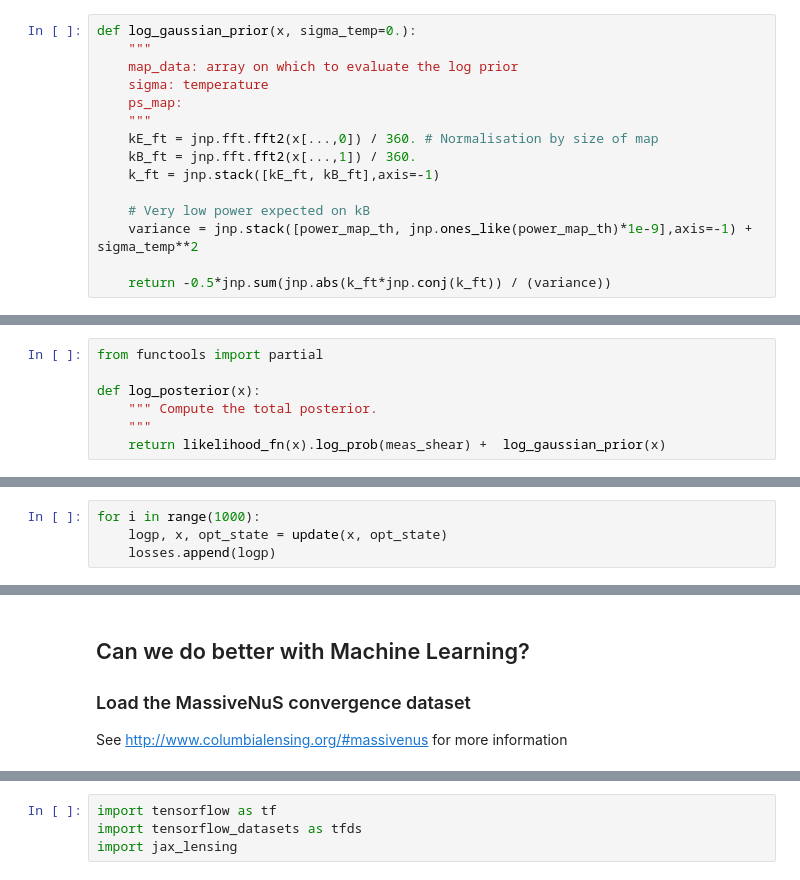
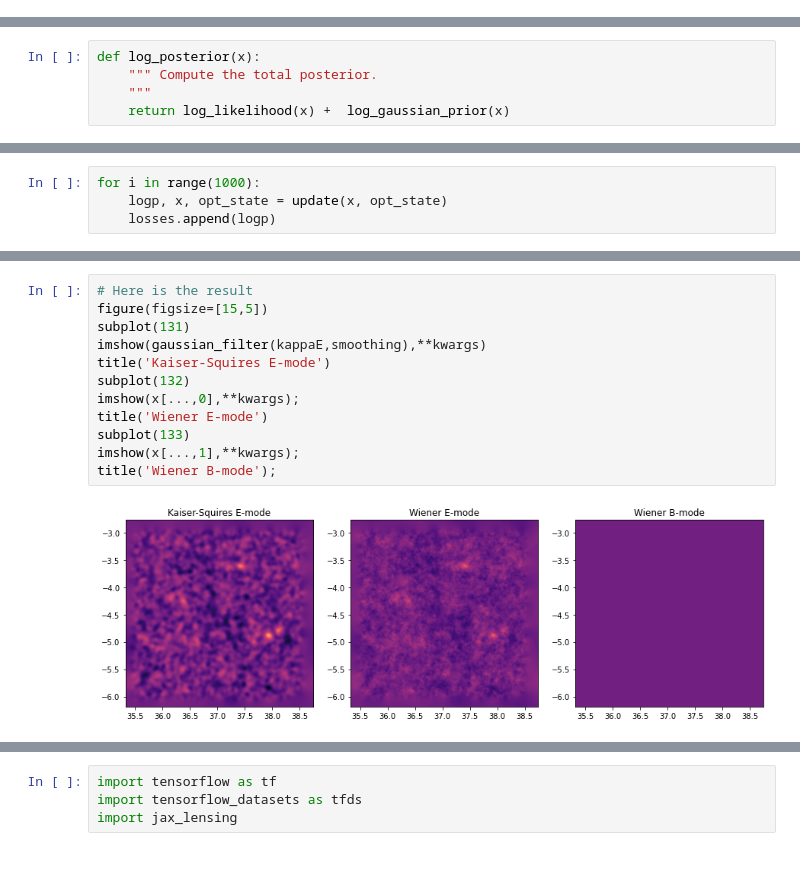
Before and after one commit to EiffL/Quarks2CosmosDataChallenge, a Jupyter notebook: notebooks/Lensing-challenge.ipynb, the cells around one changed output, grey strips where cells are left out. Drawn from its saved outputs; the diff is of its cells as text.

```diff
--- a/notebooks/Lensing-challenge.ipynb
+++ b/notebooks/Lensing-challenge.ipynb
@@ -324,15 +425,0 @@ imshow(np.log(jnp.fft.fftshift(power_map_th))); colorbar();
-# %%
-def log_gaussian_prior(x, sigma_temp=0.):
-    """
-    map_data: array on which to evaluate the log prior
-    sigma: temperature
-    ps_map:
-    """
-    kE_ft = jnp.fft.fft2(x[...,0]) / 360. # Normalisation by size of map
-    kB_ft = jnp.fft.fft2(x[...,1]) / 360.
-    k_ft = jnp.stack([kE_ft, kB_ft],axis=-1)
-
-    # Very low power expected on kB
-    variance = jnp.stack([power_map_th, jnp.ones_like(power_map_th)*1e-9],axis=-1) + sigma_temp**2
-
-    return -0.5*jnp.sum(jnp.abs(k_ft*jnp.conj(k_ft)) / (variance))
@@ -345,10 +433,8 @@ DeviceArray(-7.646109e+11, dtype=float32)
 # %%
-from functools import partial
-
 def log_posterior(x):
     """ Compute the total posterior.
     """
-    return likelihood_fn(x).log_prob(meas_shear) +  log_gaussian_prior(x)
+    return log_likelihood(x) +  log_gaussian_prior(x)
 # %%
 # First try, let's try to find a maximum likelihood solution
 import optax
@@ -403,7 +466,14 @@ xlim(2e2,2e4)
-# %% [markdown]
-## Can we do better with Machine Learning?
-
-
-### Load the MassiveNuS convergence dataset
-
-See http://www.columbialensing.org/#massivenus for more information
+# %%
+# Here is the result
+figure(figsize=[15,5])
+subplot(131)
+imshow(gaussian_filter(kappaE,smoothing),**kwargs)
+title('Kaiser-Squires E-mode')
+subplot(132)
+imshow(x[...,0],**kwargs);
+title('Wiener E-mode')
+subplot(133)
+imshow(x[...,1],**kwargs);
+title('Wiener B-mode');
+# %% [output]
+[figure, added]
```
Also changed, not shown: parts of 43 cells of this notebook, 4 other files.
